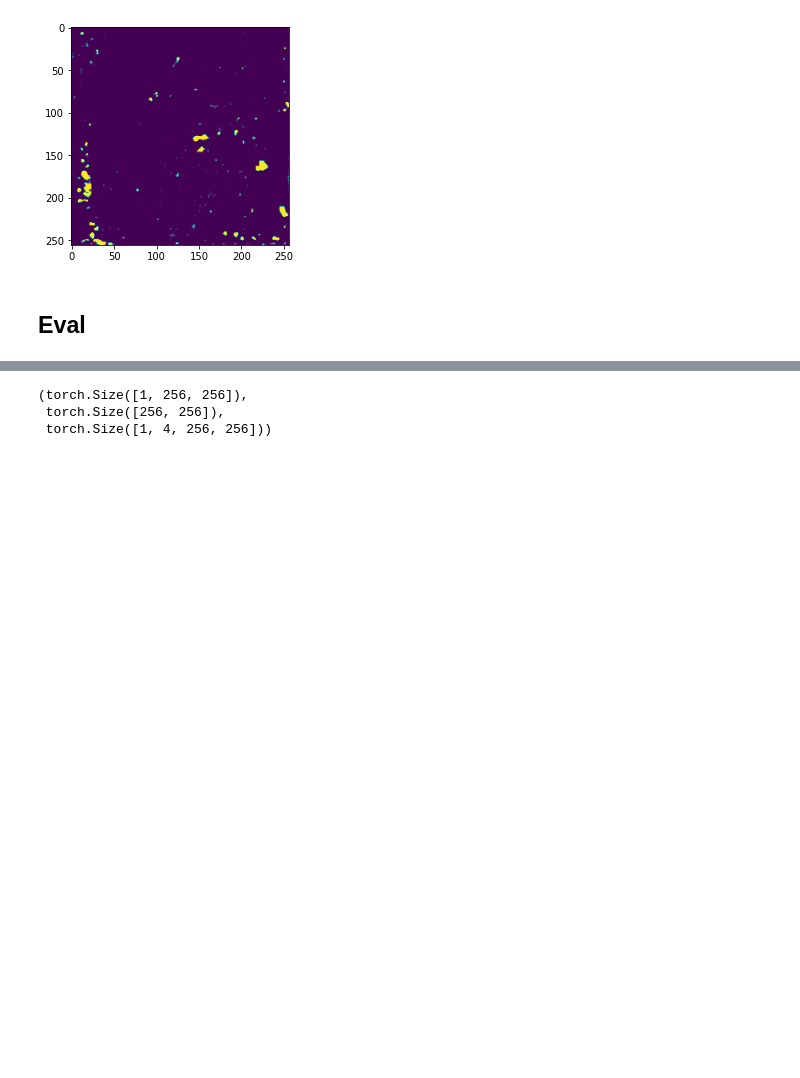
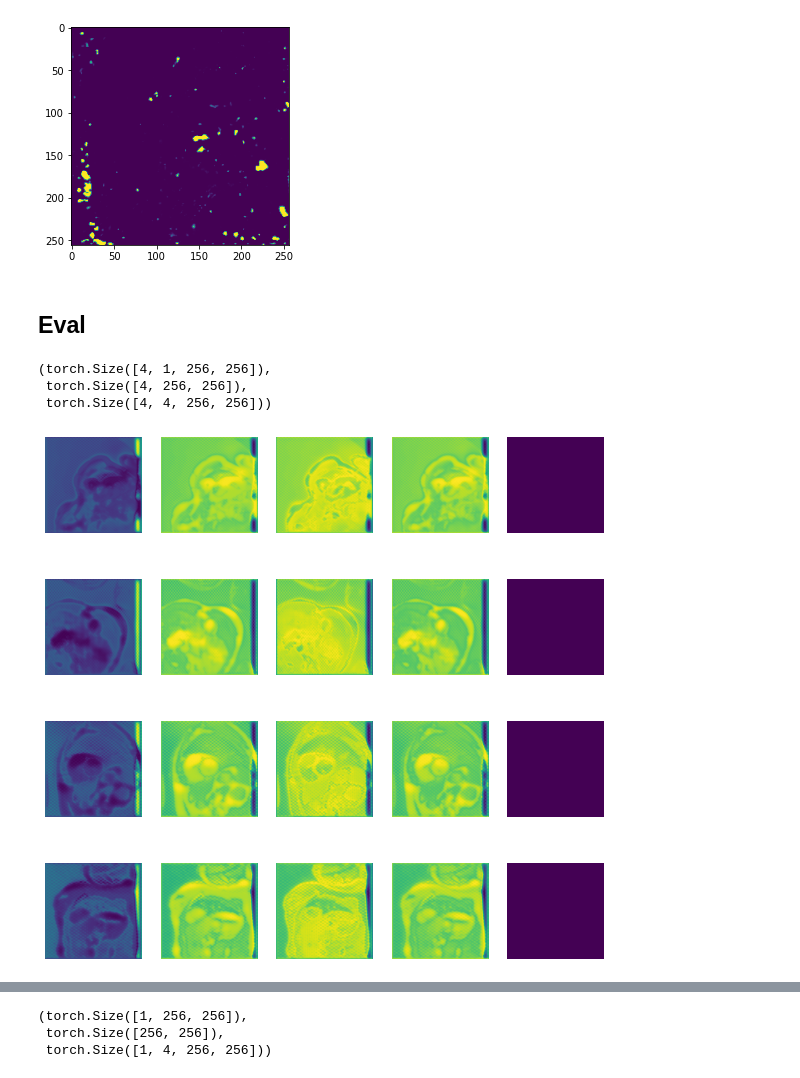
Before and after one commit to arnauddhaene/tagroi, a Jupyter notebook: notebooks/data.ipynb, the cells around one changed output, grey strips where cells are left out. Cells and saved outputs as stored; diff of their text form; code cells hidden in the pictures; blank space fills up the shorter version.

```diff
--- a/notebooks/data.ipynb
+++ b/notebooks/data.ipynb
@@ -28,2 +38,3 @@ loader_val = DataLoader(val_set, batch_size=202, shuffle=False)
 # %%
 model = UNet(n_channels=1, n_classes=4, bilinear=True).double()
+model = nn.DataParallel(model).to(device)
@@ -135,3 +118,9 @@ plt.imshow(output[0, 0])
 # %%
 example, label = next(iter(loader_val))
 out = model(example)
+# %%
+example.shape, label.shape, out.shape
+# %% [output]
+(torch.Size([4, 1, 256, 256]),
+ torch.Size([4, 256, 256]),
+ torch.Size([4, 4, 256, 256]))
@@ -138 +129,12 @@ out = model(example)
+# %%
+fig, ax = plt.subplots(4, 5, figsize=(10, 10))
+
+for i in range(4):
+    for j in range(4):
+        ax[i, j].imshow(out.cpu().detach().numpy()[i, j])
+        ax[i, j].axis('off')
+
+    ax[i, 4].imshow(predicted_mask[i]), ax[i, 4].axis('off')
+# %% [output]
+[figure, added]
 # %%
```
Also changed, not shown: parts of 15 cells of this notebook, 10 other files.
